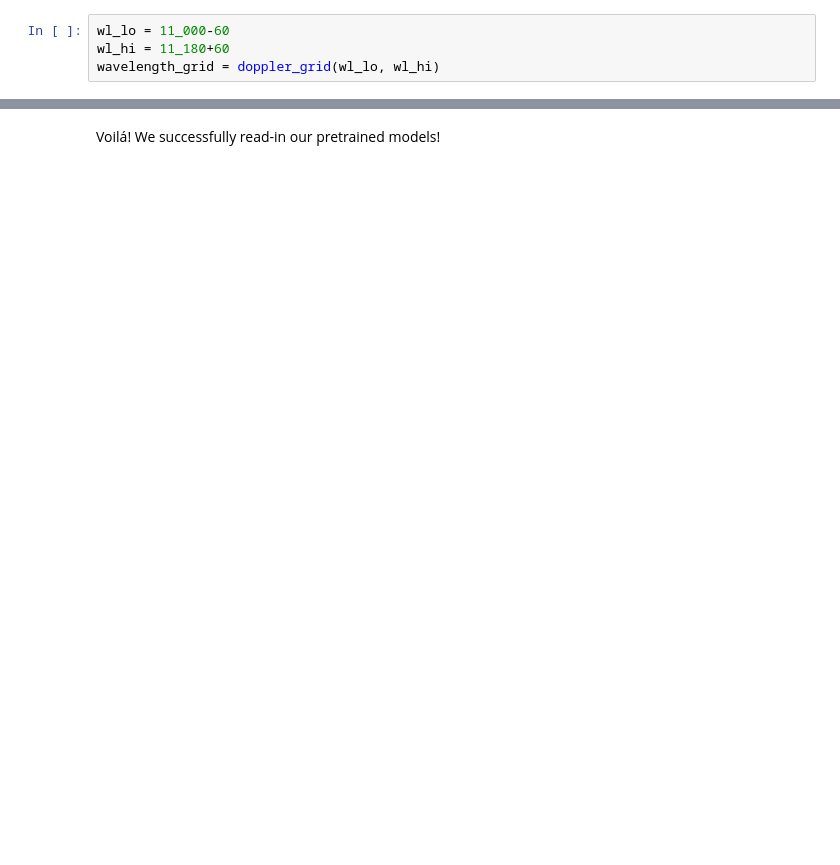
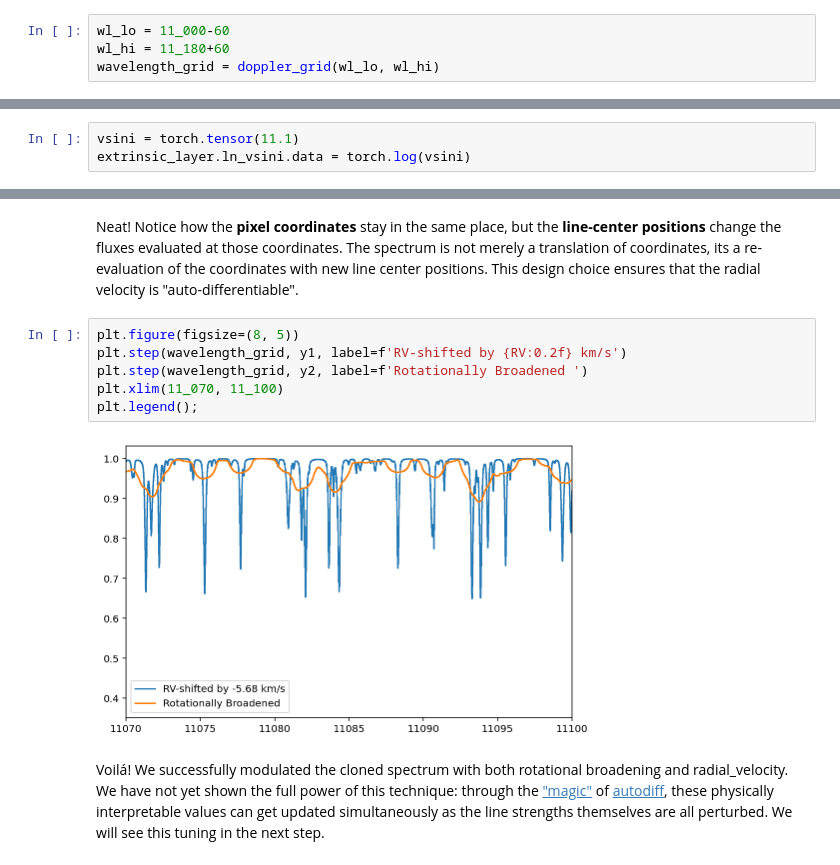
Before and after one commit to gully/blase, a Jupyter notebook: docs/tutorials/demo4.ipynb, the cells around one changed output, grey strips where cells are left out. Drawn from its saved outputs; the diff is of its cells as text; blank space fills up the shorter version.

```diff
--- a/docs/tutorials/demo4.ipynb
+++ b/docs/tutorials/demo4.ipynb
@@ -29,0 +38,3 @@ with torch.no_grad():
+# %%
+vsini = torch.tensor(11.1)
+extrinsic_layer.ln_vsini.data = torch.log(vsini)
@@ -36,2 +69,12 @@ plt.legend();
+# %% [markdown]
+Neat! Notice how the **pixel coordinates** stay in the same place, but the **line-center positions** change the fluxes evaluated at those coordinates.  The spectrum is not merely a translation of coordinates, its a re-evaluation of the coordinates with new line center positions.  This design choice ensures that the radial velocity is "auto-differentiable".
+# %%
+plt.figure(figsize=(8, 5))
+plt.step(wavelength_grid, y1, label=f'RV-shifted by {RV:0.2f} km/s')
+plt.step(wavelength_grid, y2, label=f'Rotationally Broadened ')
+plt.xlim(11_070, 11_100)
+plt.legend();
+# %% [output]
+[figure, added]
 # %% [markdown]
-Voilá! We successfully read-in our pretrained models!
+Voilá! We successfully modulated the cloned spectrum with both rotational broadening and radial_velocity.  We have not yet shown the full power of this technique: through the ["magic"](https://en.wikipedia.org/wiki/Scare_quotes) of [autodiff](https://en.wikipedia.org/wiki/Automatic_differentiation), these physically interpretable values can get updated simultaneously as the line strengths themselves are all perturbed.  We will see this tuning in the next step.
```
Also changed, not shown: parts of 19 cells of this notebook, 1 other file.
